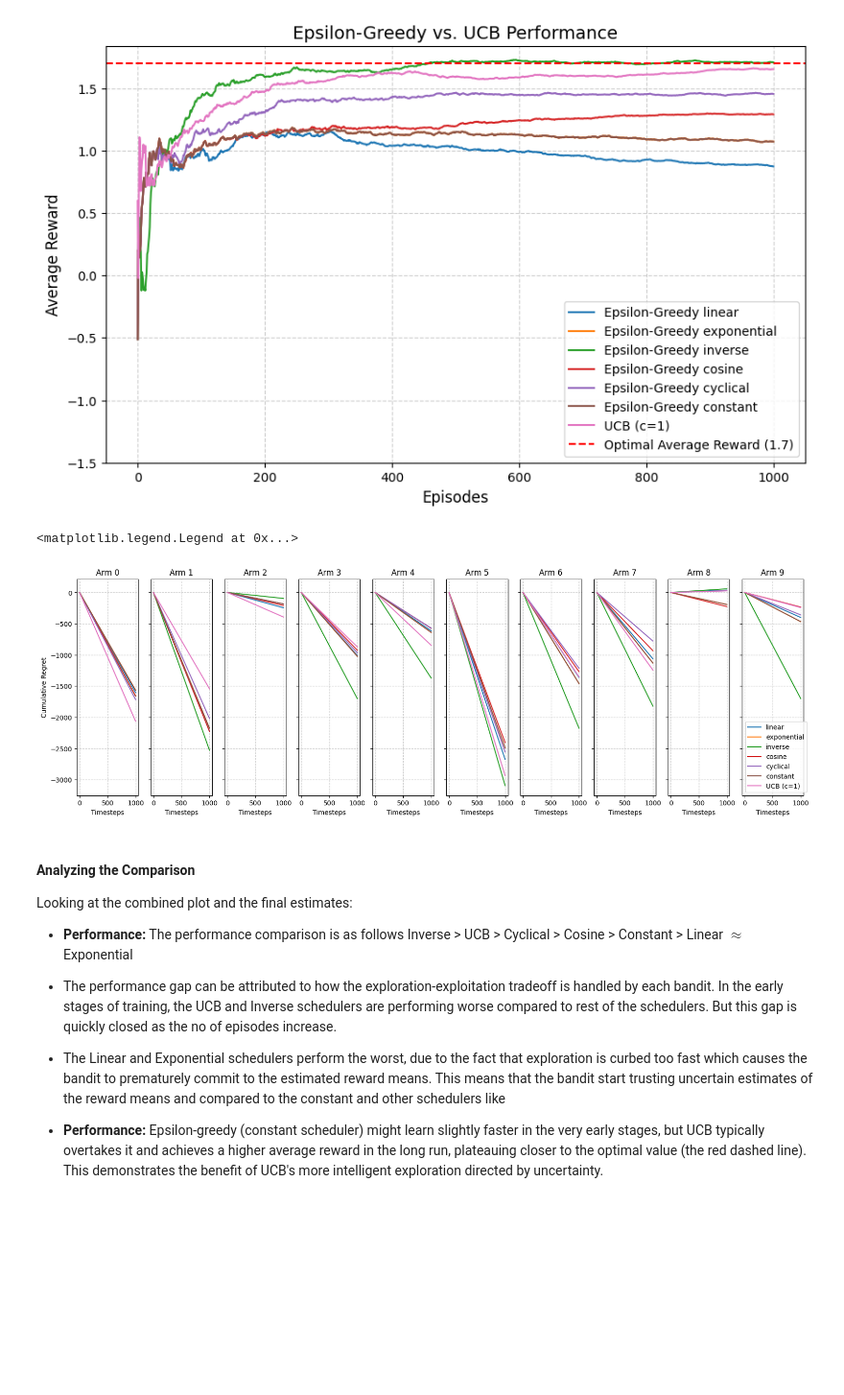
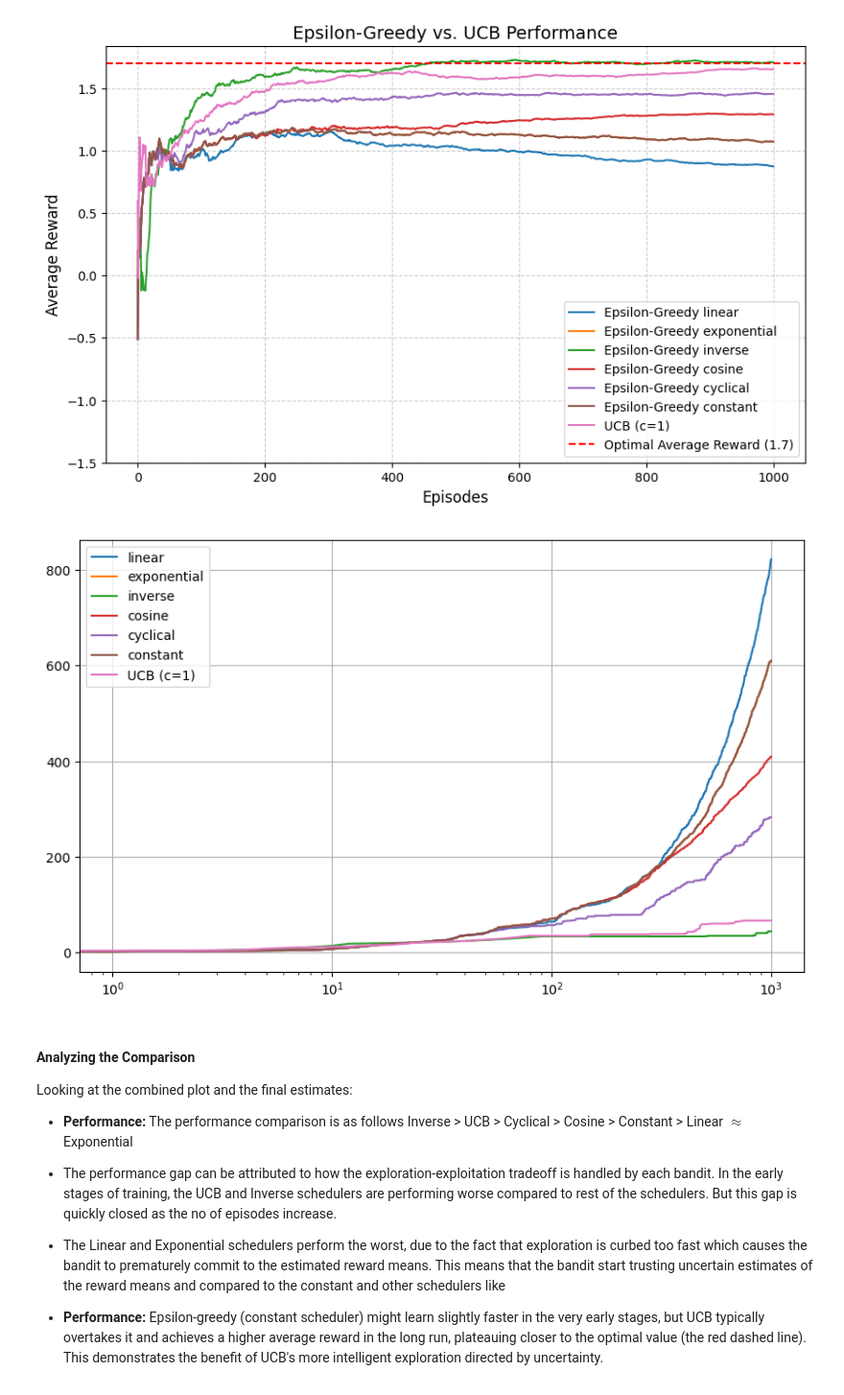
Before and after one commit to rameshaditya-me/reinforcement-learning-from-scratch, a Jupyter notebook: lecture1_MAB.ipynb, the cells around one changed output. Shown at 96% size. Saved outputs shown, nothing was run; the diff lists cells and outputs as text; code cells hidden in the pictures; blank space fills up the shorter version.

Commit message:
added regret curves

```diff
--- a/lecture1_MAB.ipynb
+++ b/lecture1_MAB.ipynb
@@ -832,7 +832,7 @@ bandit_ucb = Bandit(true_means)
 np.random.seed(42)
 episodes = 1000
 # Run the UCB strategy
-ucb_final_r_est, rewards_ucb, ucb_final_r_est_t = ucb_strategy(bandit_ucb, episodes, c=1)
+ucb_final_r_est, rewards_ucb, ucb_regret = ucb_strategy(bandit_ucb, episodes, c=1)
 
 print(f"\nRan {episodes} episodes for UCB (c=1).")
 
@@ -858,44 +858,16 @@ plt.show()
 # %% [output]
 Ran 1000 episodes for UCB (c=1).
 [figure]
-# %%
-true_means = np.array(true_means).reshape(1,10)
-fig, axes = plt.subplots(1, true_means.shape[-1], figsize=(20,6), sharey=True)
-legend_handles = {}
-for scheduler in results.keys():
-    step_wise_regret = (results[scheduler][1] - np.max(true_means))
-
-    for arm in range(true_means.shape[-1]):
-        line, = axes[arm].plot(
-            np.cumsum(step_wise_regret[:,arm]),
-            label=f'{scheduler}'
-        )
-
-        # save only once
-        if scheduler not in legend_handles:
-            legend_handles[scheduler] = line
-
-step_wise_regret_ucb = np.array(ucb_final_r_est_t) - np.max(true_means)
-
-for arm in range(true_means.shape[-1]):
-    line, = axes[arm].plot(
-        np.cumsum(step_wise_regret_ucb[:,arm]),
-        label='UCB (c=1)'
-    )
-
-    if 'UCB (c=1)' not in legend_handles:
-        legend_handles['UCB (c=1)'] = line
-
-for arm in range(true_means.shape[-1]):
-    axes[arm].set_title(f'Arm {arm}')
-    axes[arm].set_xlabel('Timesteps')
-    axes[arm].grid(True, linestyle='--', alpha=0.6)
-
-axes[0].set_ylabel('Cumulative Regret')
-plt.legend()
-# %% [output]
-<matplotlib.legend.Legend at 0x...>
-[figure, removed]
+# %%
+plt.figure(figsize=(10,6))
+for scheduler in results.keys():
+  plt.plot(np.cumsum(results[scheduler][1]),label=f'{scheduler}')
+plt.plot(np.cumsum(ucb_regret),label='UCB (c=1)')
+plt.grid()
+plt.legend()
+plt.xscale("log")
+# %% [output]
+[figure, added]
 # %% [markdown]
 #### Analyzing the Comparison
 
```
Also changed, not shown: parts of 2 cells of this notebook.
